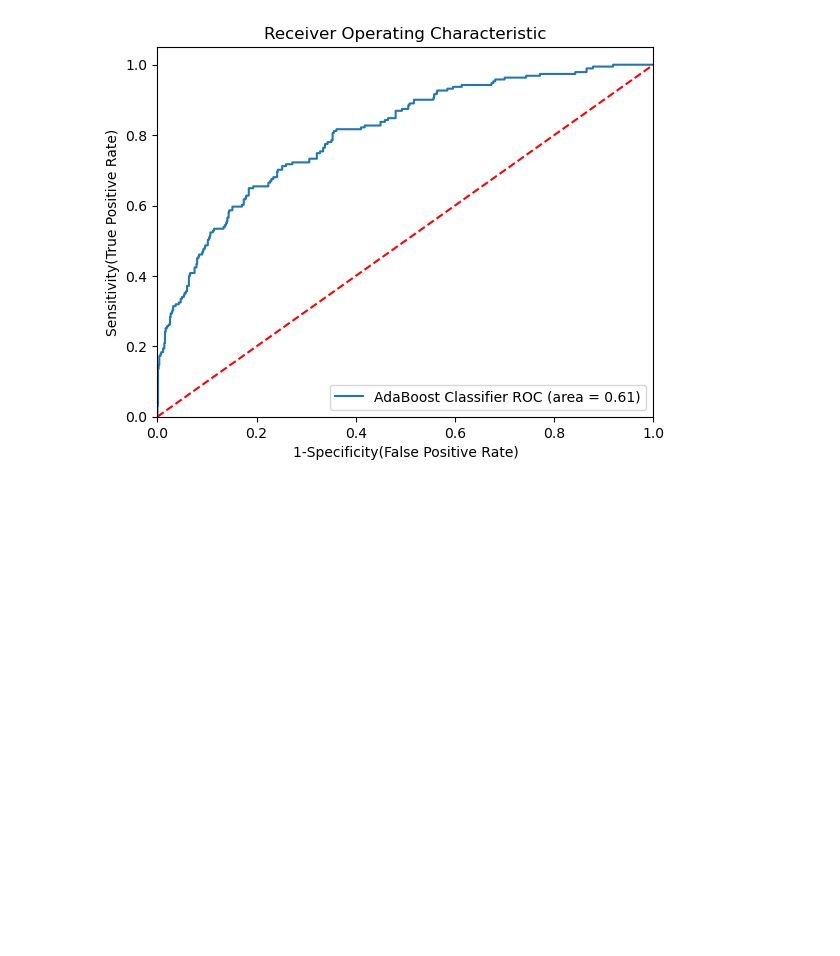
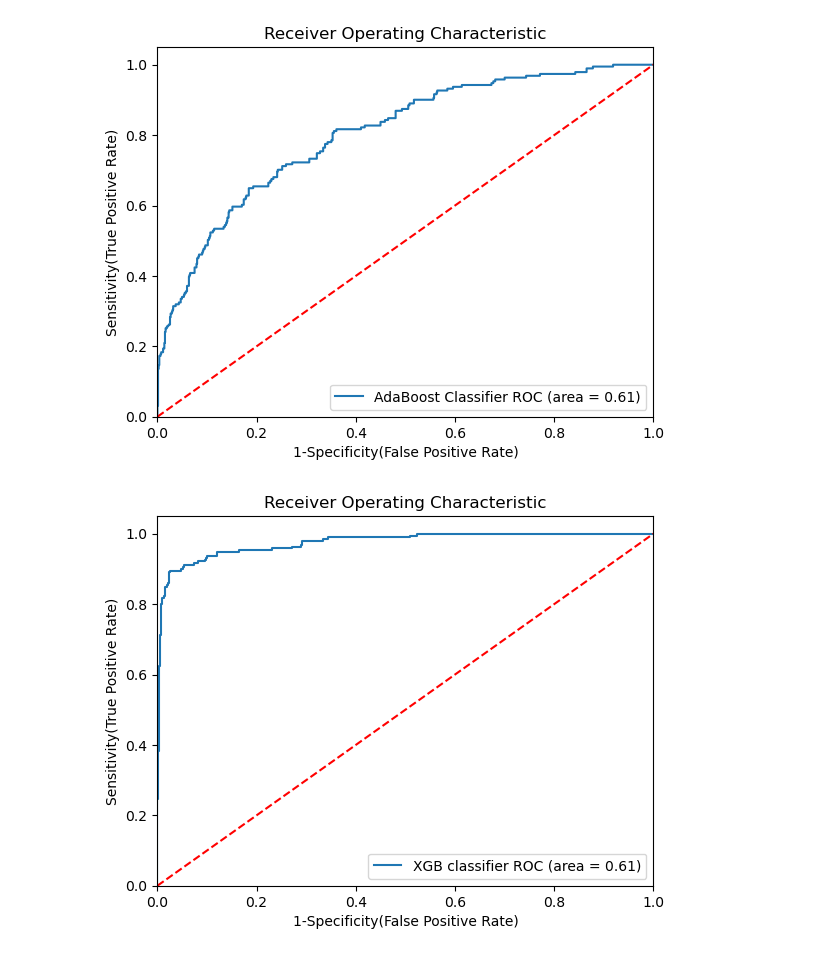
Before and after one commit to Sahil-Dev404/Holiday-Package-Prediction-Project, a Jupyter notebook: PackageModel.ipynb, the cells around one changed output. Saved outputs shown, nothing was run; the diff lists cells and outputs as text; code cells hidden in the pictures; blank space fills up the shorter version.

Commit message:
xgboost classifier added

```diff
--- a/PackageModel.ipynb
+++ b/PackageModel.ipynb
@@ -390,6 +394,7 @@ from sklearn.metrics import accuracy_score,classification_report,ConfusionMatrix
 # %%
 models={
     "RandomForest":RandomForestClassifier(),
+    "XgBoost":XGBClassifier(),
     "DecisionTree":DecisionTreeClassifier(),
     "GradientBoost":GradientBoostingClassifier(),
     "AdaBoost":AdaBoostClassifier(),
@@ -478,3 +483,9 @@ grad_params={
     "max_features":['sqrt','log2'],
     "criterion":['fridmen_mse','squared_error']
 }
+
+xgboost_params = {"learning_rate": [0.1, 0.01],
+                  "max_depth": [5, 8, 12, 20, 30],
+                  "n_estimators": [100, 200, 300],
+                  "colsample_bytree": [0.5, 0.8, 1, 0.3, 0.4]
+                  }
@@ -502,7 +520,8 @@ ada_params
 randomcv_models=[
     ("RF", RandomForestClassifier(), rf_params),
     ("AB", AdaBoostClassifier(), ada_params),
-    ("GB",GradientBoostingClassifier(),grad_params)
+    ("GB",GradientBoostingClassifier(),grad_params),
+    ("XGB",XGBClassifier(),xgboost_params)
 ]
 # %%
 randomcv_models
@@ -551,6 +572,7 @@ Fitting 3 folds for each of 100 candidates, totalling 300 fits
 models={
 
     "Random Forest":RandomForestClassifier(n_estimators=1000,min_samples_split=2,max_features=7,max_depth=None),
+    "Xgboost":XGBClassifier(n_estimators=300,max_depth=8,learning_rate=0.1,colsample_bytree=0.8),
     "GB":GradientBoostingClassifier(n_estimators=1000,min_samples_split=2,max_features='log2',loss='exponential',learning_rate=1,criterion='squared_error'),
     "AdaBoost":AdaBoostClassifier(n_estimators= 100, learning_rate= 1)
 
@@ -691,3 +713,38 @@ plt.savefig("auc.png")
 plt.show()
 # %% [output]
 [figure]
+# %%
+#plotting roc_auc curve for the xgboost classifier
+## Plot ROC AUC Curve
+from sklearn.metrics import roc_auc_score,roc_curve
+plt.figure()
+
+# Add the models to the list that you want to view on the ROC plot
+auc_models = [
+{
+    'label': 'XGB classifier',
+    'model': XGBClassifier(n_estimators=300,max_depth=8,learning_rate=0.1,colsample_bytree=0.8),
+    'auc':  0.6102
+},
+
+]
+# create loop through all model
+for algo in auc_models:
+    model = algo['model'] # select the model
+    model.fit(X_train, y_train) # train the model
+# Compute False postive rate, and True positive rate
+    fpr, tpr, thresholds = roc_curve(y_test, model.predict_proba(X_test)[:,1])
+# Calculate Area under the curve to display on the plot
+    plt.plot(fpr, tpr, label='%s ROC (area = %0.2f)' % (algo['label'], algo['auc']))
+# Custom settings for the plot
+plt.plot([0, 1], [0, 1],'r--')
+plt.xlim([0.0, 1.0])
+plt.ylim([0.0, 1.05])
+plt.xlabel('1-Specificity(False Positive Rate)')
+plt.ylabel('Sensitivity(True Positive Rate)')
+plt.title('Receiver Operating Characteristic')
+plt.legend(loc="lower right")
+plt.savefig("auc.png")
+plt.show()
+# %% [output]
+[figure, added]
```
Also changed, not shown: parts of 11 cells of this notebook, 1 other file.
